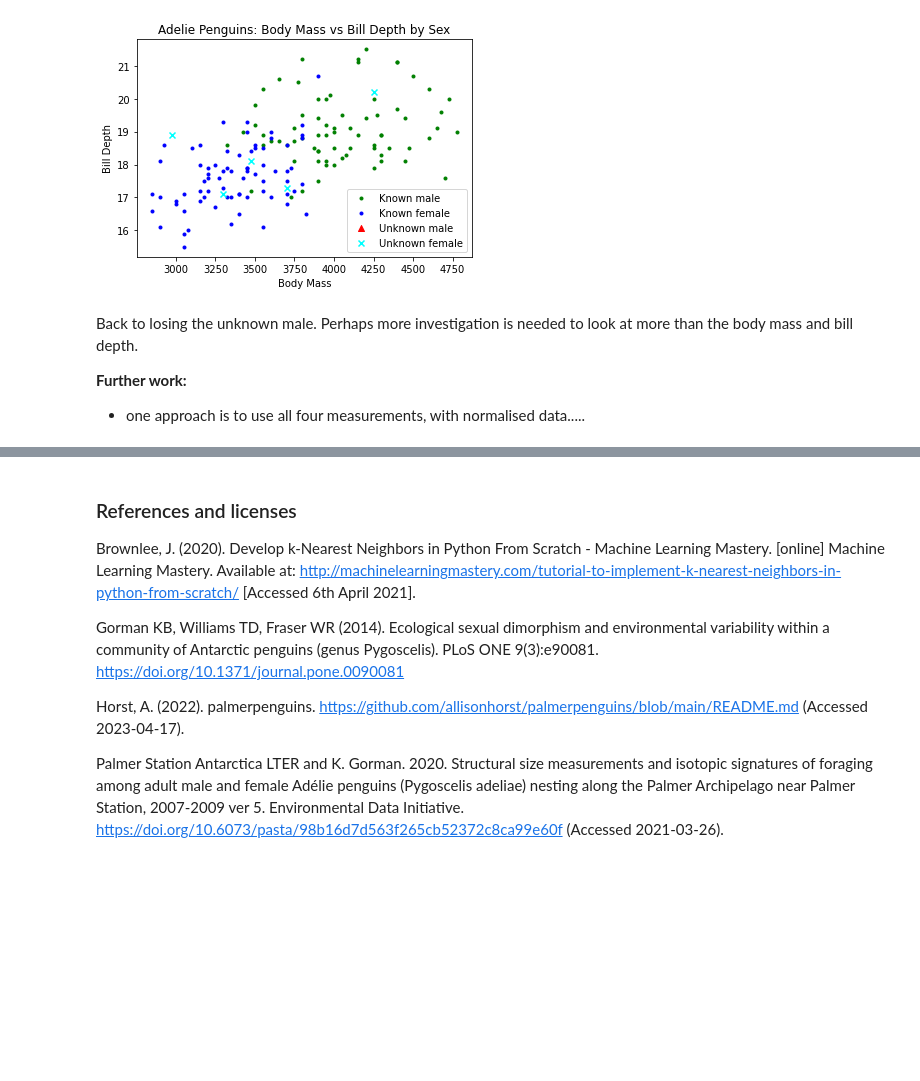
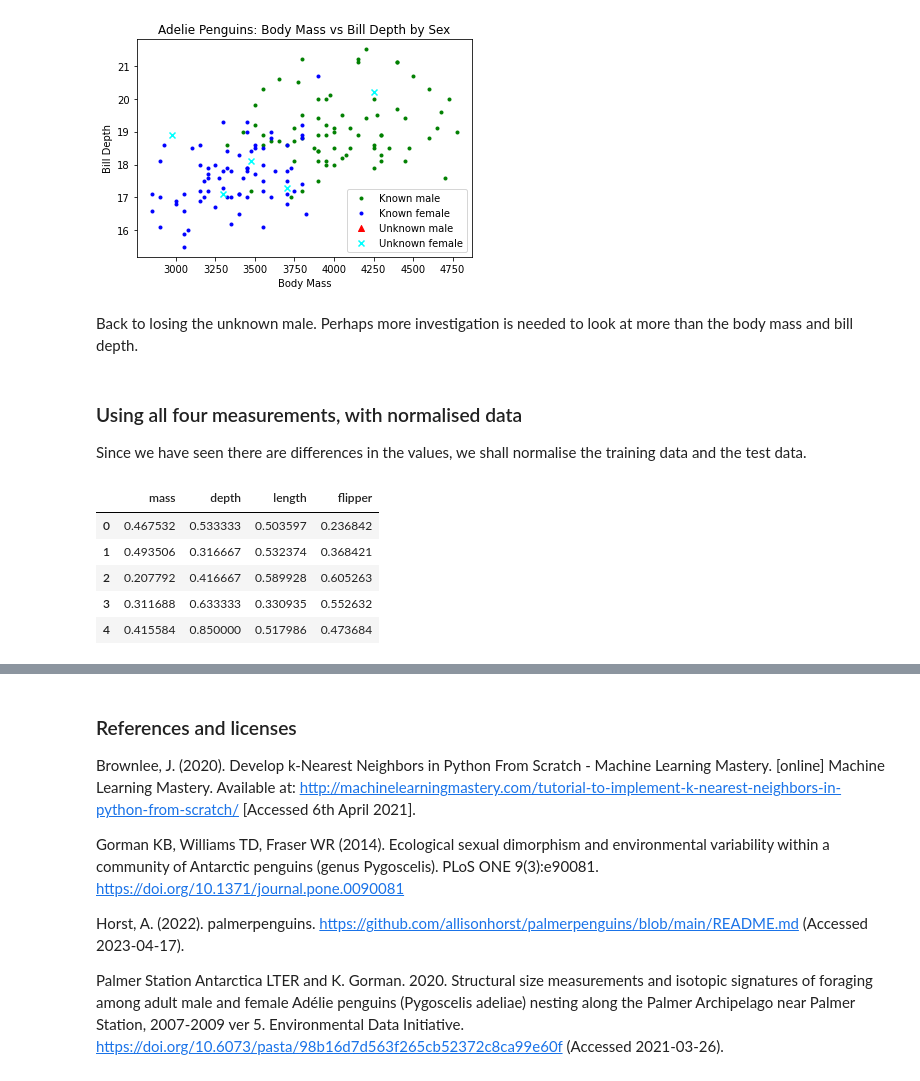
Before and after one commit to MaryGarvey/TM351, a Jupyter notebook: TMA02 EMA_Preparation/penguins.ipynb, the cells around one changed output, grey strips where cells are left out. Drawn from its saved outputs; the diff is of its cells as text; code cells hidden in the pictures; blank space fills up the shorter version.

```diff
--- a/TMA02 EMA_Preparation/penguins.ipynb
+++ b/TMA02 EMA_Preparation/penguins.ipynb
@@ -1406,6 +1406,30 @@ pass
 [figure]
 # %% [markdown]
 Back to losing the unknown male. Perhaps more investigation is needed to look at more than the body mass and bill depth.
-
-**Further work:**
-- one approach is to use all four measurements, with normalised data.....
+# %% [markdown]
+### Using all four measurements, with normalised data
+
+Since we have seen there are differences in the values, we shall normalise the training data and the test data.
+# %%
+full_trainingData_df = pd.DataFrame()
+
+divisor = adelie_df['Body Mass'].max() - adelie_df['Body Mass'].min()
+full_trainingData_df['mass'] = (adelie_known_df['Body Mass'] - adelie_df['Body Mass'].min())/divisor
+
+divisor = adelie_df['Bill Depth'].max() - adelie_df['Bill Depth'].min()
+full_trainingData_df['depth'] = (adelie_known_df['Bill Depth'] - adelie_df['Bill Depth'].min())/divisor
+
+divisor = adelie_df['Bill Length'].max() - adelie_df['Bill Length'].min()
+full_trainingData_df['length'] = (adelie_known_df['Bill Length'] - adelie_df['Bill Length'].min())/divisor
+
+divisor = adelie_df['Flipper Length'].max() - adelie_df['Flipper Length'].min()
+full_trainingData_df['flipper'] = (adelie_known_df['Flipper Length'] - adelie_df['Flipper Length'].min())/divisor
+
+full_trainingData_df.head()
+# %% [output]
+|  | mass | depth | length | flipper |
+| 0 | 0.467532 | 0.533333 | 0.503597 | 0.236842 |
+| 1 | 0.493506 | 0.316667 | 0.532374 | 0.368421 |
+| 2 | 0.207792 | 0.416667 | 0.589928 | 0.605263 |
+| 3 | 0.311688 | 0.633333 | 0.330935 | 0.552632 |
+| 4 | 0.415584 | 0.850000 | 0.517986 | 0.473684 |
```
Also changed, not shown: parts of 23 cells of this notebook.
